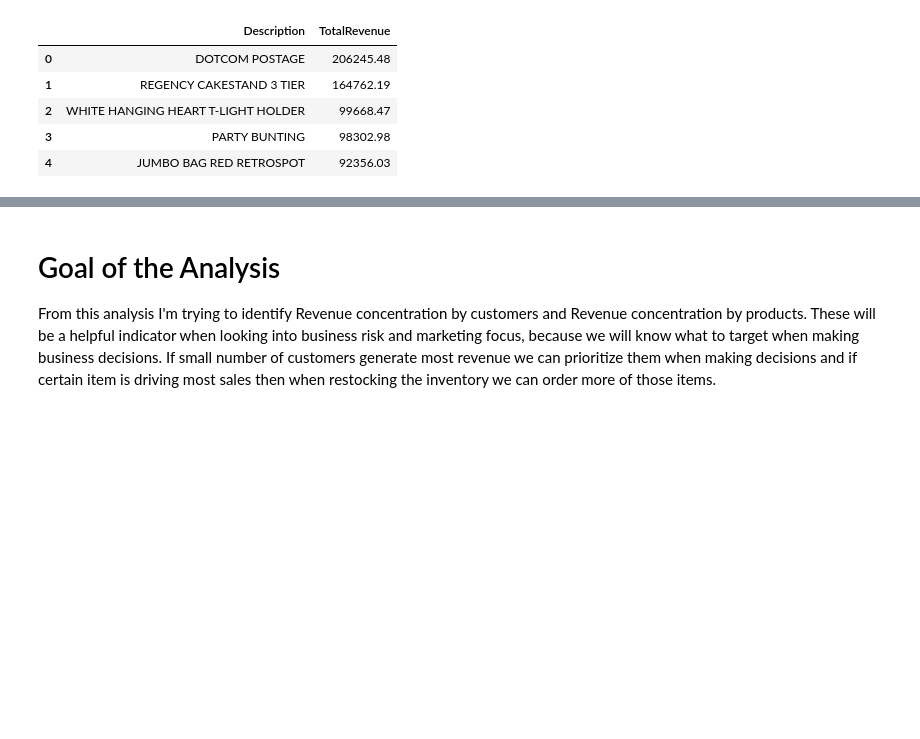
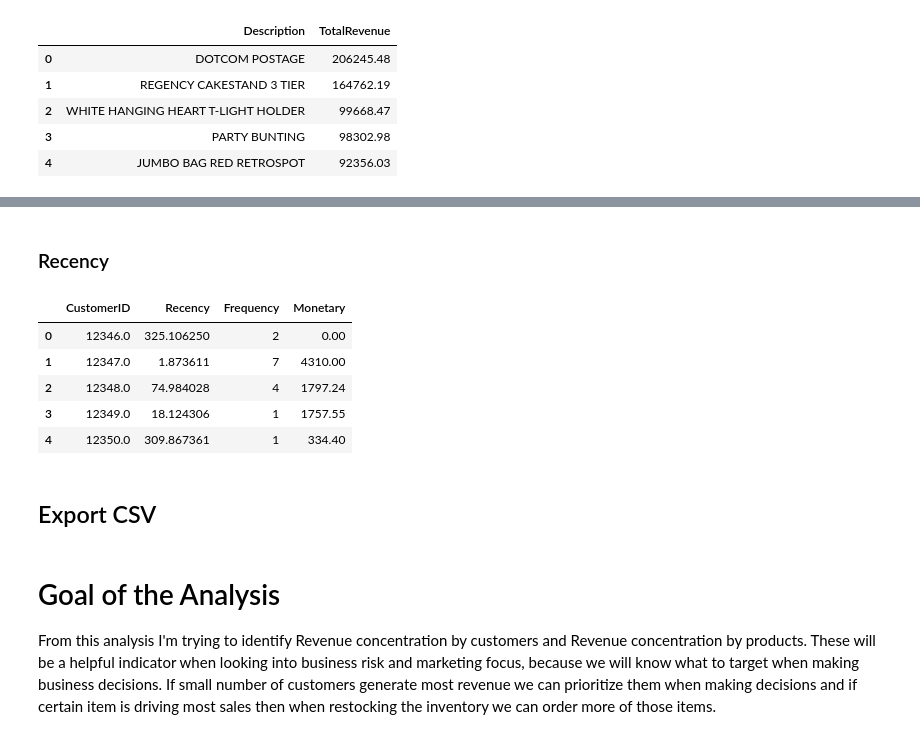
Before and after one commit to ymh-13/Revenue-Concentration-Analysis, a Jupyter notebook: online_retail_analysis.ipynb, the cells around one changed output, grey strips where cells are left out. Drawn from its saved outputs; the diff is of its cells as text; code cells hidden in the pictures; blank space fills up the shorter version.

```diff
--- a/online_retail_analysis.ipynb
+++ b/online_retail_analysis.ipynb
@@ -166,0 +200,26 @@ top_products
+# %% [markdown]
+### Recency
+# %%
+query = """
+SELECT
+    CustomerID,
+    julianday((SELECT MAX(InvoiceDate) FROM transactions))
+        - julianday(MAX(InvoiceDate)) AS Recency,
+    COUNT(DISTINCT InvoiceNo) AS Frequency,
+    SUM(Quantity * UnitPrice) AS Monetary
+FROM transactions
+WHERE CustomerID IS NOT NULL
+GROUP BY CustomerID;
+"""
+
+rfm = pd.read_sql(query, conn)
+rfm.head()
+# %% [output]
+|  | CustomerID | Recency | Frequency | Monetary |
+| 0 | 12346.0 | 325.106250 | 2 | 0.00 |
+| 1 | 12347.0 | 1.873611 | 7 | 4310.00 |
+| 2 | 12348.0 | 74.984028 | 4 | 1797.24 |
+| 3 | 12349.0 | 18.124306 | 1 | 1757.55 |
+| 4 | 12350.0 | 309.867361 | 1 | 334.40 |
+# %% [markdown]
+## Export CSV
```
Also changed, not shown: parts of 6 cells of this notebook, 8 other files.
